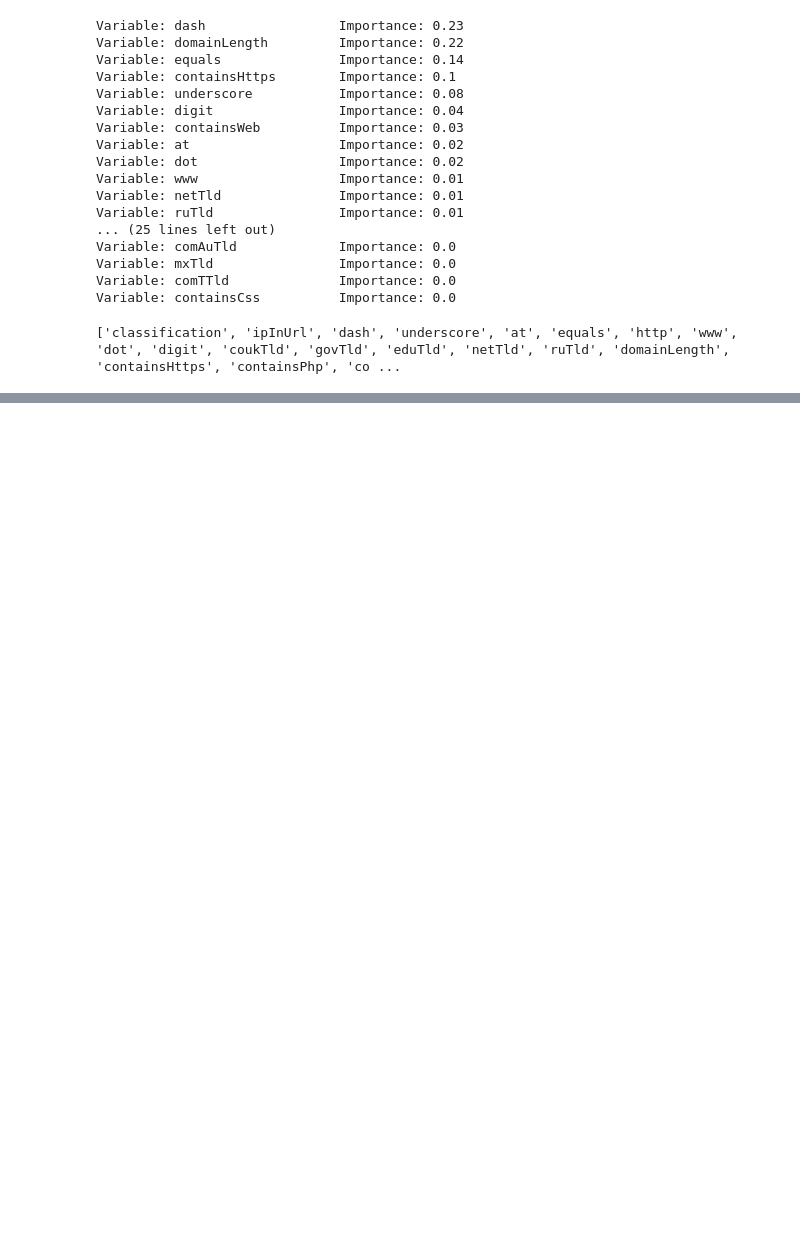
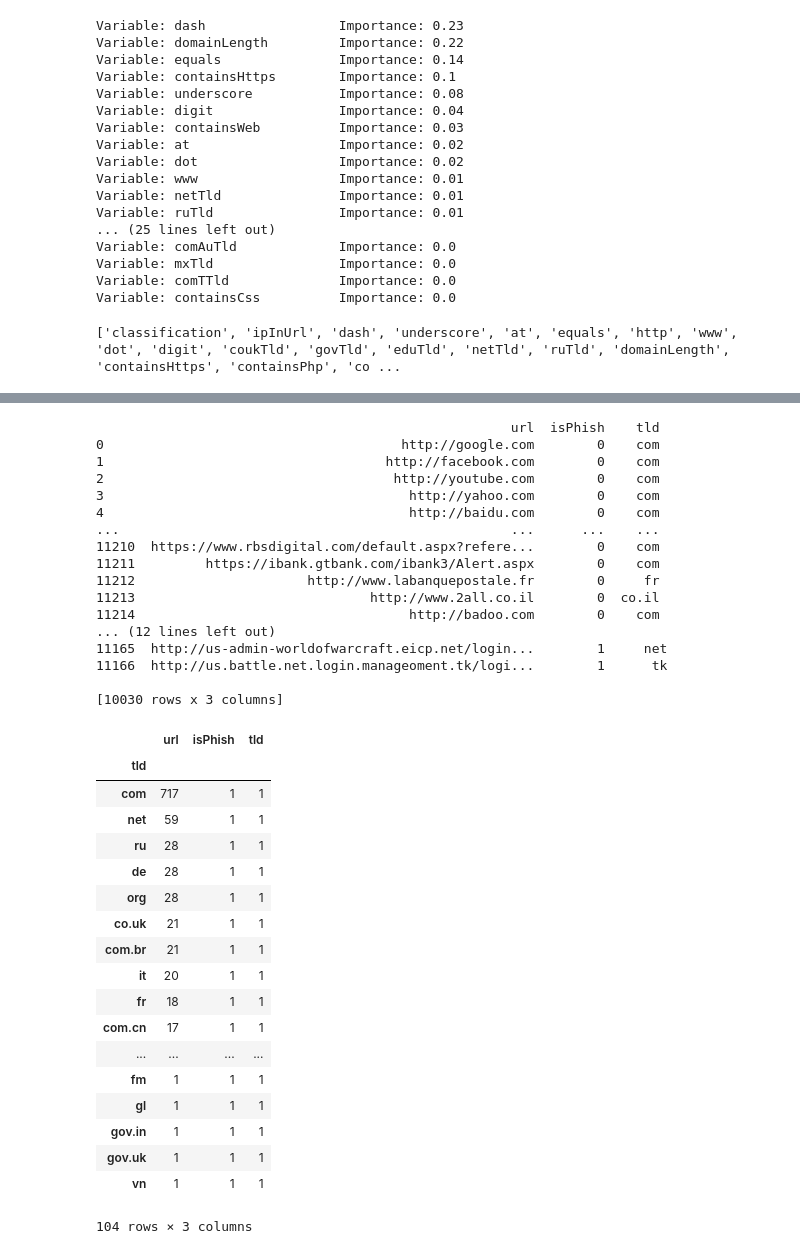
Before and after one commit to Jordan-stobbs/Dissertation, a Jupyter notebook: phishingDetector.ipynb, the cells around one changed output, grey strips where cells are left out. Saved outputs shown, nothing was run; the diff lists cells and outputs as text; code cells hidden in the pictures; blank space fills up the shorter version.

```diff
--- a/phishingDetector.ipynb
+++ b/phishingDetector.ipynb
@@ -506,0 +600,61 @@ graph.write_png('small_tree.png');
+# %%
+
+con = sqlite3.connect("../Diss/mysqlite3.db")
+cur = con.cursor()
+cur.execute("select url, isPhish from websites;")
+results = cur.fetchall()
+#urlId, url, asn, classification, country, hash, ip, loadingTime,size,status,uuid
+df = pd.DataFrame(data = results, columns=["url","isPhish"])
+tldArray = []
+for result in results:
+    url = result[0]
+    brokenUrl = tldextract.extract(url)
+    tld = brokenUrl.suffix
+#     print(tld)
+    tldArray.append(tld)
+assert len(df) == len(tldArray)
+df["tld"] = tldArray
+dfBl = df[df.isPhish == 1]
+dfWl = df[df.isPhish == 0]
+# dfWl = dfWl[df.tld == "com.tr"]
+print(dfWl)
+print(dfBl)
+dfWl.groupby('tld').nunique().sort_values('url', ascending=False)
+# dfBl.groupby('tld').nunique().sort_values('url',ascending=False)
+# %% [output]
+                                                     url  isPhish    tld
+0                                      http://google.com        0    com
+1                                    http://facebook.com        0    com
+2                                     http://youtube.com        0    com
+3                                       http://yahoo.com        0    com
+4                                       http://baidu.com        0    com
+...                                                  ...      ...    ...
+11210  https://www.rbsdigital.com/default.aspx?refere...        0    com
+11211         https://ibank.gtbank.com/ibank3/Alert.aspx        0    com
+11212                      http://www.labanquepostale.fr        0     fr
+11213                              http://www.2all.co.il        0  co.il
+11214                                   http://badoo.com        0    com
+... (12 lines left out)
+11165  http://us-admin-worldofwarcraft.eicp.net/login...        1     net
+11166  http://us.battle.net.login.manageoment.tk/logi...        1      tk
+
+[10030 rows x 3 columns]
+|  | url | isPhish | tld |
+| tld |  |  |  |
+| com | 717 | 1 | 1 |
+| net | 59 | 1 | 1 |
+| ru | 28 | 1 | 1 |
+| de | 28 | 1 | 1 |
+| org | 28 | 1 | 1 |
+| co.uk | 21 | 1 | 1 |
+| com.br | 21 | 1 | 1 |
+| it | 20 | 1 | 1 |
+| fr | 18 | 1 | 1 |
+| com.cn | 17 | 1 | 1 |
+| ... | ... | ... | ... |
+| fm | 1 | 1 | 1 |
+| gl | 1 | 1 | 1 |
+| gov.in | 1 | 1 | 1 |
+| gov.uk | 1 | 1 | 1 |
+| vn | 1 | 1 | 1 |
+104 rows × 3 columns
```
Also changed, not shown: parts of 3 cells of this notebook, 5 other files.
